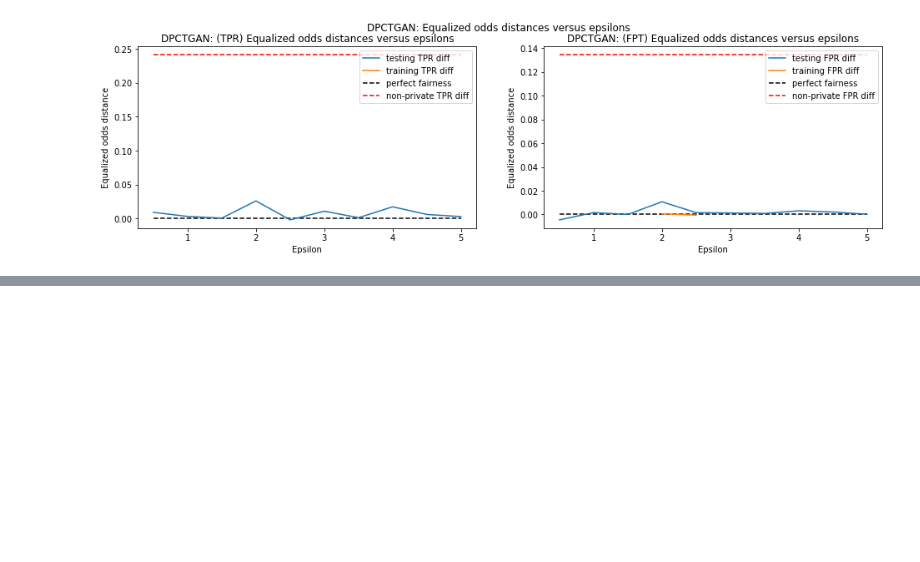
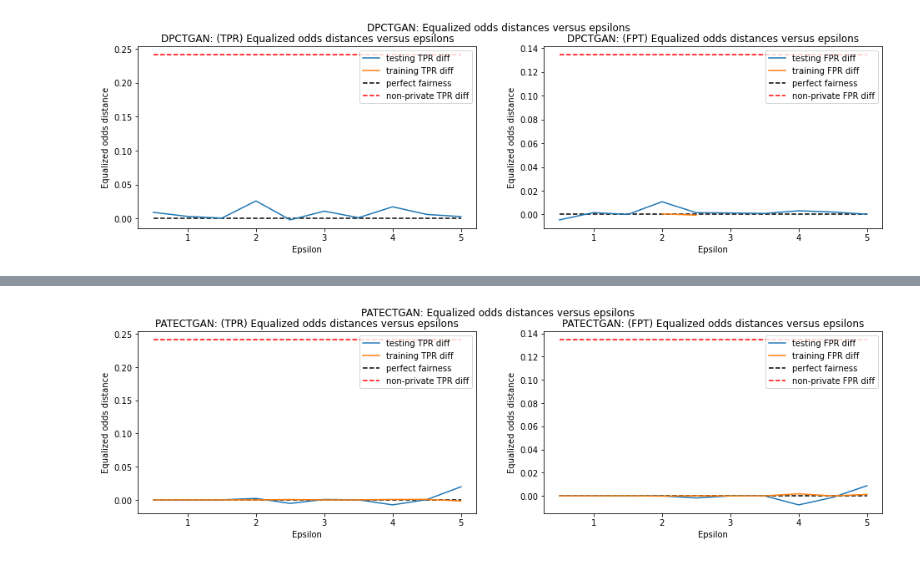
Before and after one commit to kgrabarz/microsoft_capstone_fall_2021, a Jupyter notebook: Code/Pipelines_and_EDA/5_COMPAS_Synthesizers.ipynb, the cells around one changed output, grey strips where cells are left out. Cells and saved outputs as stored; diff of their text form; code cells hidden in the pictures; blank space fills up the shorter version.

```diff
--- a/Code/Pipelines_and_EDA/5_COMPAS_Synthesizers.ipynb
+++ b/Code/Pipelines_and_EDA/5_COMPAS_Synthesizers.ipynb
@@ -437,0 +463,4 @@ plotEqualizedOdds("DPCTGAN", test_results, train_results, epsilons)
+# %%
+plotEqualizedOdds("PATECTGAN", test_results, train_results, epsilons)
+# %% [output]
+[figure, added]
```
Also changed, not shown: parts of 7 cells of this notebook, 1 other file.
